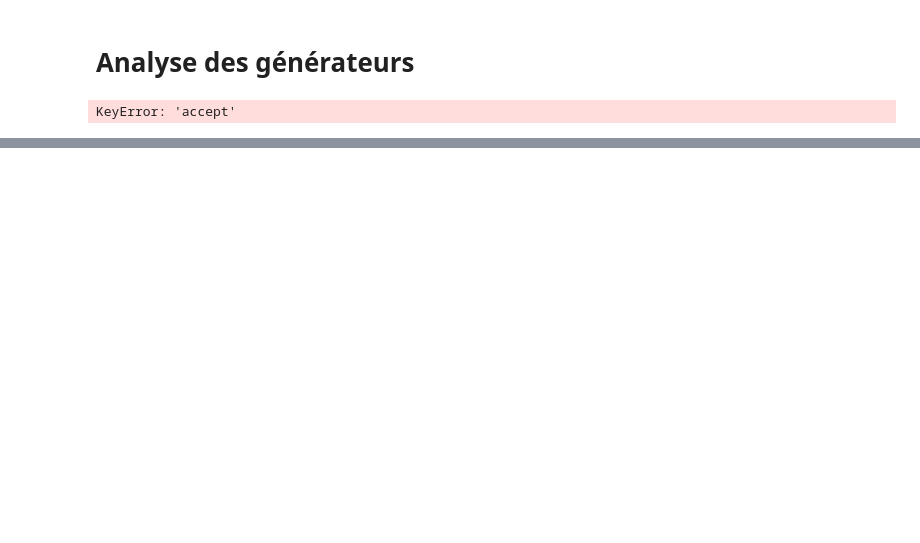
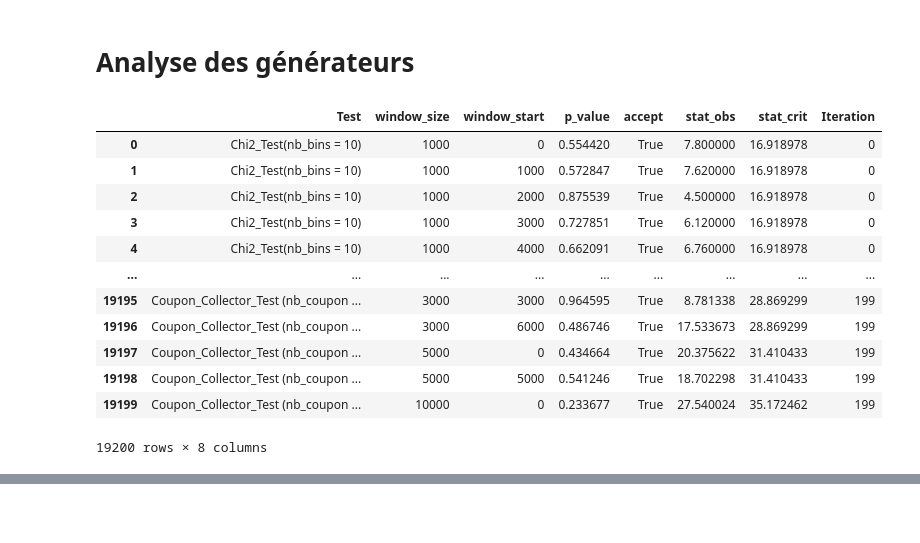
Before and after one commit to mebs237/Matieres, a Jupyter notebook: Simulation/2024-2025/ProjetSimulation/src/main.ipynb, the cells around one changed output, grey strips where cells are left out. Cells and saved outputs as stored; diff of their text form; code cells hidden in the pictures; blank space fills up the shorter version.

Commit message:
correction buggs Analysing et Tests

```diff
--- a/Simulation/2024-2025/ProjetSimulation/src/main.ipynb
+++ b/Simulation/2024-2025/ProjetSimulation/src/main.ipynb
@@ -10,5 +10,5 @@ from Analysing import ( analyse_sequence , evaluate_generator)
 # %%
-tes = [Chi2Test(), GapTest(), KSTest(), MaximumTest(), PokerTest(), CouponCollectorTest()]
+tes = [Chi2Test(), GapTest(), KSTest(), MaximumTest(), PokerTest(n_bins=6), CouponCollectorTest(d=6)]
 # %%
 ogen = OurGenerator(decimals=decimals)
 pgen = PythonGenerator()
@@ -68,6 +72,21 @@ Interprétation:
 # %% [markdown]
 # Analyse des générateurs
 # %%
-res_ogen = evaluate_generator(ogen)
+res_ogen = evaluate_generator(ogen , tests=tes)
+res_pgen = evaluate_generator(pgen,tests=tes)
-# %% [output]
-KeyError: 'accept'
+# %%
+res_ogen.hist_df
+# %% [output]
+|  | Test | window_size | window_start | p_value | accept | stat_obs | stat_crit | Iteration |
+| 0 | Chi2_Test(nb_bins = 10) | 1000 | 0 | 0.554420 | True | 7.800000 | 16.918978 | 0 |
+| 1 | Chi2_Test(nb_bins = 10) | 1000 | 1000 | 0.572847 | True | 7.620000 | 16.918978 | 0 |
+| 2 | Chi2_Test(nb_bins = 10) | 1000 | 2000 | 0.875539 | True | 4.500000 | 16.918978 | 0 |
+| 3 | Chi2_Test(nb_bins = 10) | 1000 | 3000 | 0.727851 | True | 6.120000 | 16.918978 | 0 |
+| 4 | Chi2_Test(nb_bins = 10) | 1000 | 4000 | 0.662091 | True | 6.760000 | 16.918978 | 0 |
+| ... | ... | ... | ... | ... | ... | ... | ... | ... |
+| 19195 | Coupon_Collector_Test (nb_coupon ... | 3000 | 3000 | 0.964595 | True | 8.781338 | 28.869299 | 199 |
+| 19196 | Coupon_Collector_Test (nb_coupon ... | 3000 | 6000 | 0.486746 | True | 17.533673 | 28.869299 | 199 |
+| 19197 | Coupon_Collector_Test (nb_coupon ... | 5000 | 0 | 0.434664 | True | 20.375622 | 31.410433 | 199 |
+| 19198 | Coupon_Collector_Test (nb_coupon ... | 5000 | 5000 | 0.541246 | True | 18.702298 | 31.410433 | 199 |
+| 19199 | Coupon_Collector_Test (nb_coupon ... | 10000 | 0 | 0.233677 | True | 27.540024 | 35.172462 | 199 |
+19200 rows × 8 columns
```
Also changed, not shown: parts of 9 cells of this notebook, 7 other files.
